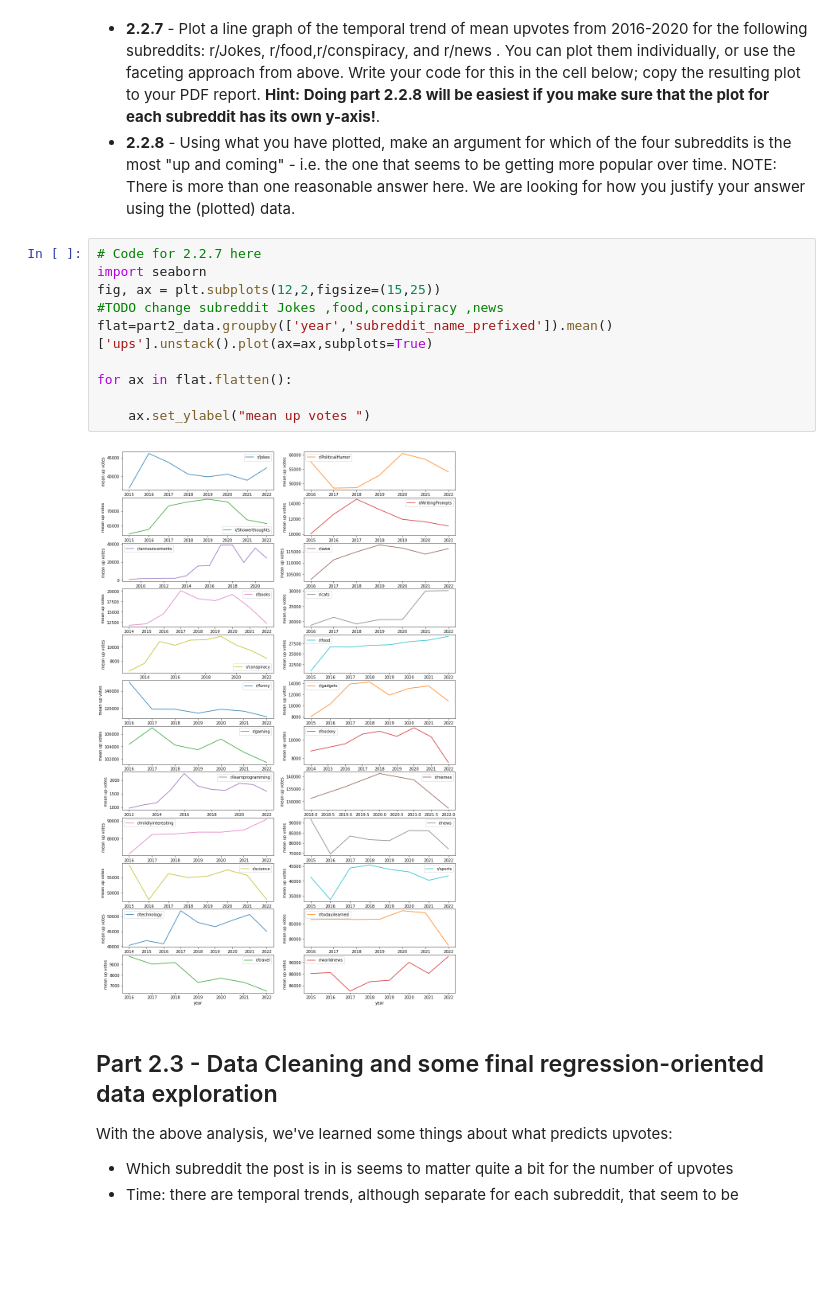
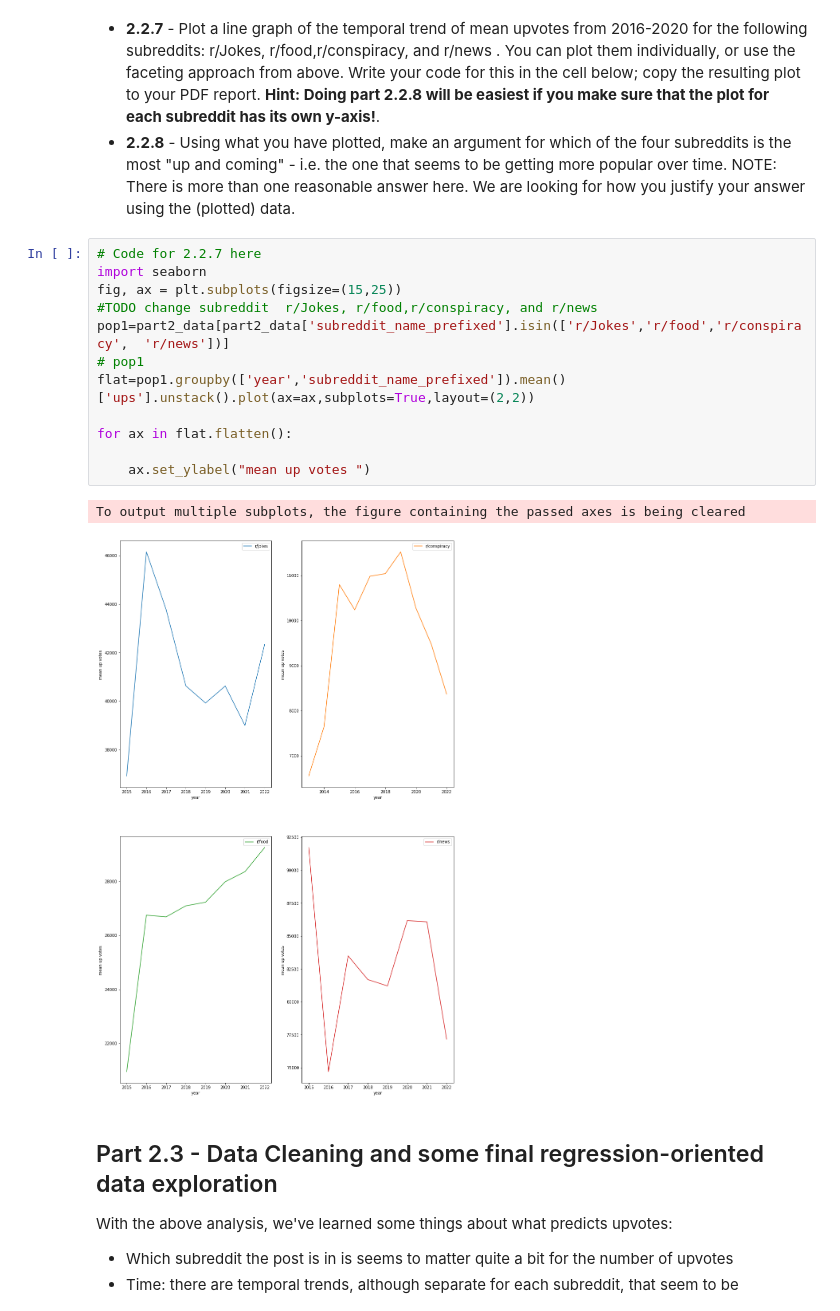
Before and after one commit to IAM-RAAVAAN/ml-project, a Jupyter notebook: assignment_1_474_s22_working.ipynb, the cells around one changed output. Cells and saved outputs as stored; diff of their text form; blank space fills up the shorter version.

Commit message:
todo were completed

```diff
--- a/assignment_1_474_s22_working.ipynb
+++ b/assignment_1_474_s22_working.ipynb
@@ -429,15 +447,18 @@ NameError: name 'part2_data' is not defined
 # %%
 # Code for 2.2.7 here
 import seaborn
-fig, ax = plt.subplots(12,2,figsize=(15,25))
-#TODO change subreddit Jokes ,food,consipiracy ,news
-flat=part2_data.groupby(['year','subreddit_name_prefixed']).mean()['ups'].unstack().plot(ax=ax,subplots=True)
+fig, ax = plt.subplots(figsize=(15,25))
+#TODO change subreddit  r/Jokes, r/food,r/conspiracy, and r/news
+pop1=part2_data[part2_data['subreddit_name_prefixed'].isin(['r/Jokes','r/food','r/conspiracy',  'r/news'])]
+# pop1
+flat=pop1.groupby(['year','subreddit_name_prefixed']).mean()['ups'].unstack().plot(ax=ax,subplots=True,layout=(2,2))
 
 for ax in flat.flatten():
 
     ax.set_ylabel("mean up votes ")
 # %% [output]
+To output multiple subplots, the figure containing the passed axes is being cleared
-[figure, old version]
+[figure, new version]
 # %% [markdown]
 ## Part 2.3 - Data Cleaning and some final regression-oriented data exploration
 
```
Also changed, not shown: parts of 4 cells of this notebook, 3 other files.
